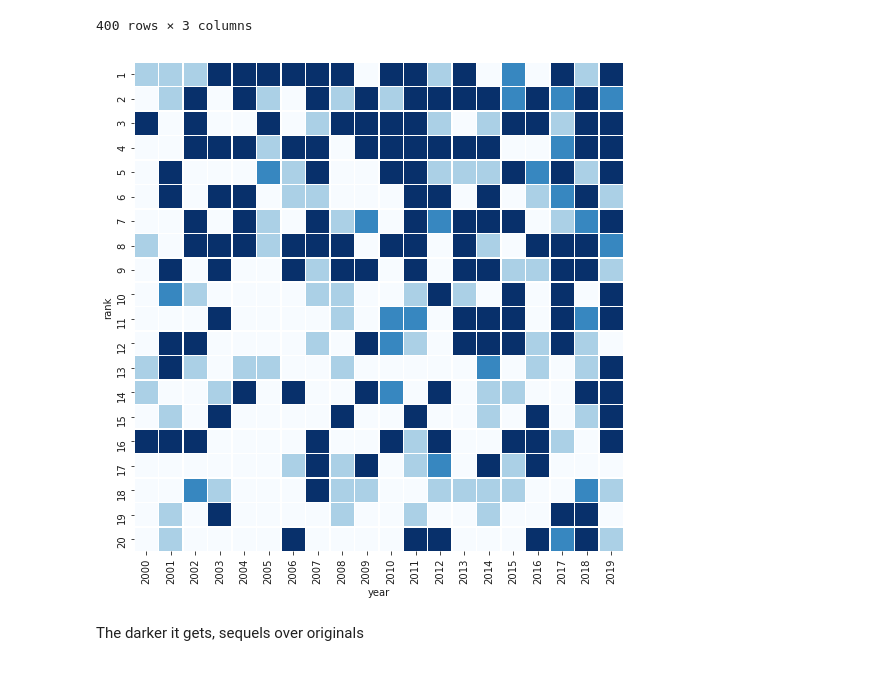
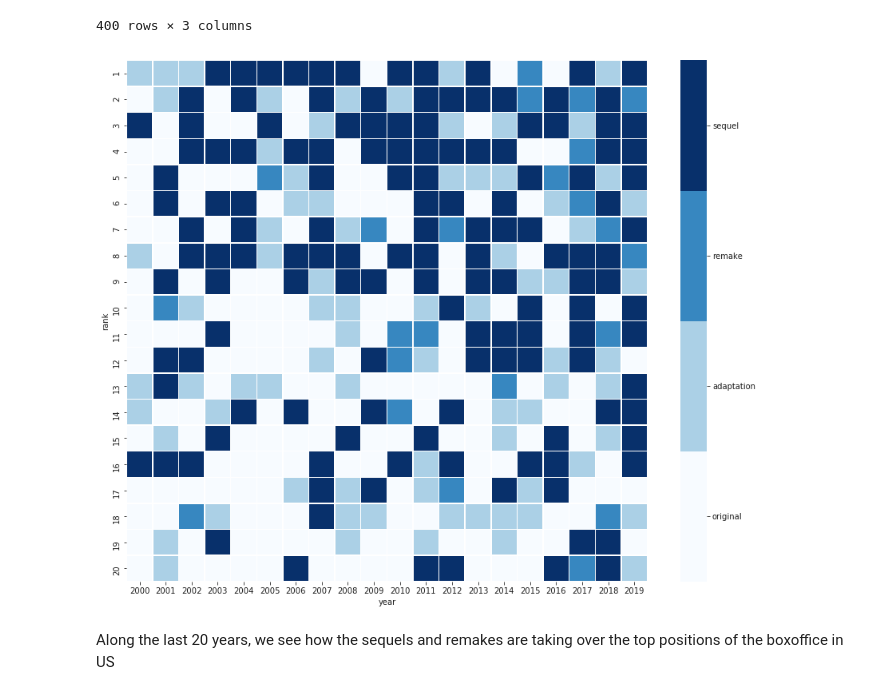
Before and after one commit to ivanlopezlobato/movies, a Jupyter notebook: notebooks/BoxOffice_Evolution_2000-2019.ipynb, the cells around one changed output. Saved outputs shown, nothing was run; the diff lists cells and outputs as text; code cells hidden in the pictures.

Commit message:
add scatter plot and improved heatmap to the movies evolution 2000-2019

```diff
--- a/notebooks/BoxOffice_Evolution_2000-2019.ipynb
+++ b/notebooks/BoxOffice_Evolution_2000-2019.ipynb
@@ -470,20 +470,26 @@ originals_value
 | 399 | 20 | 2019 | 1 |
 400 rows × 3 columns
 # %%
+
+# create a pivot table for heatmap
 originals_heatmap = pd.pivot_table(originals_value, values="original", index="rank", columns="year")
+
 # Set up the matplotlib figure
-fig, ax = plt.subplots(figsize=(11, 9))
+fig, ax = plt.subplots(figsize=(15, 12))
 
-# Generate a custom diverging colormap
-cmap = sns.diverging_palette(220, 10, as_cmap=True)
 
 # Draw the heatmap with the mask and correct aspect ratio
 sns.heatmap(originals_heatmap,
-            cmap="Blues",
-            cbar = False,
+            cmap=plt.cm.get_cmap('Blues', 4),
+            #cbar = False,
             square=True,
             linewidths=.5);
+
+colorbar = ax.collections[0].colorbar
+r = colorbar.vmax - colorbar.vmin
+colorbar.set_ticks([colorbar.vmin + r / 4 * (0.5 + i) for i in range(4)])
+colorbar.set_ticklabels(list(original_dict.keys()))
 # %% [output]
-[figure, old version]
+[figure, new version]
-# %% [markdown]
-The darker it gets, sequels over originals
+# %% [markdown]
+Along the last 20 years, we see how the sequels and remakes are taking over the top positions of the boxoffice in US
```
Also changed, not shown: parts of 5 cells of this notebook, 1 other file.
